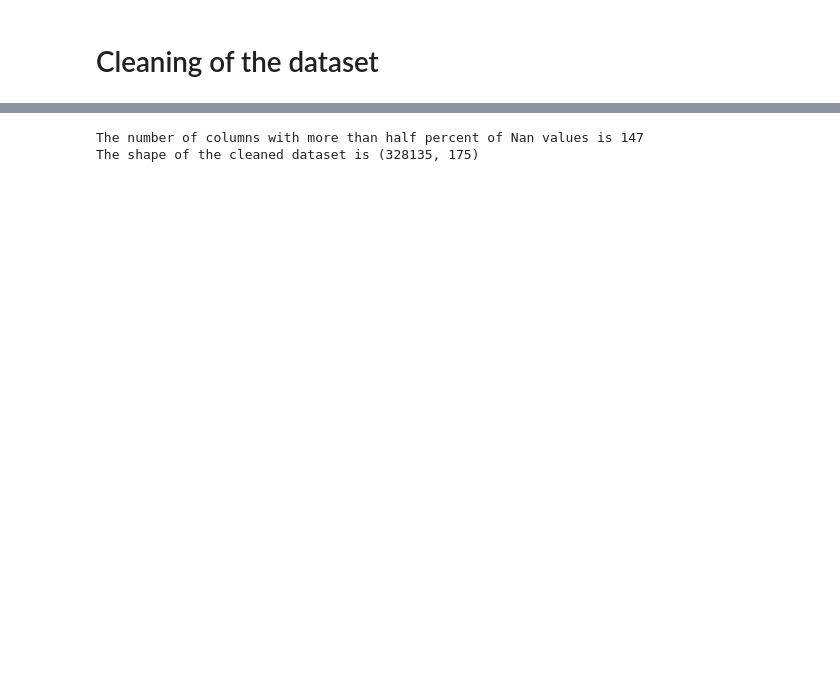
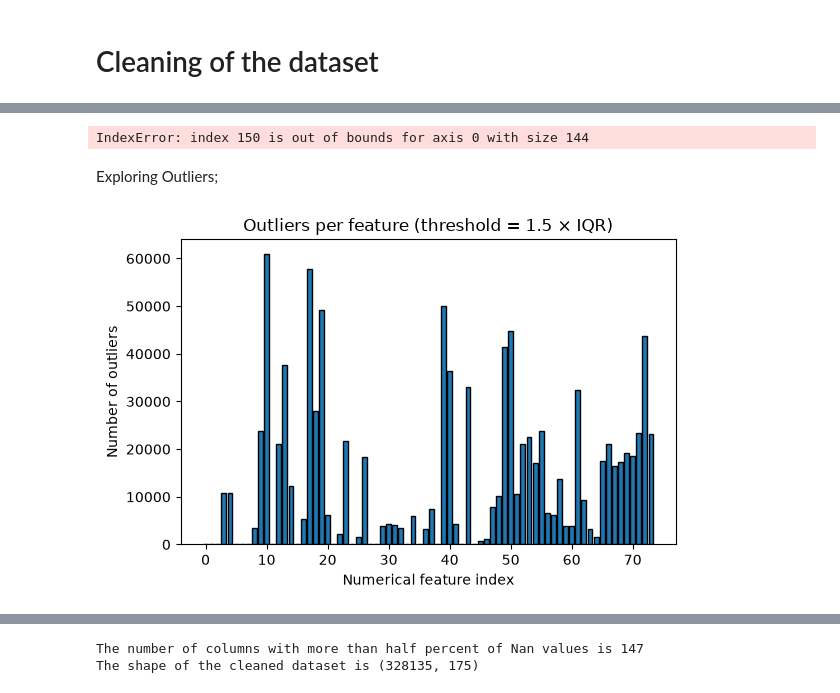
Before and after one commit to bsoleclaur/epfl-ml-project1, a Jupyter notebook: dataanalysis.ipynb, the cells around one changed output, grey strips where cells are left out. Saved outputs shown, nothing was run; the diff lists cells and outputs as text; code cells hidden in the pictures; blank space fills up the shorter version.

```diff
--- a/dataanalysis.ipynb
+++ b/dataanalysis.ipynb
@@ -59,0 +89,9 @@ plt.show()
+# %%
+keep_mask_nan = remove_nan_feat(x_train, threshold=0.3)
+# keep mask of features with less than `threshold` proportion of NaN values
+# %%
+X_clean_nan = x_train[:, keep_mask_nan]
+# %%
+cat_mask, num_mask = detect_categorical_features(X_clean_nan, max_unique=30)
+#cat_mask : np.ndarray of bool Boolean mask of categorical columns.
+#num_mask : np.ndarray of bool  Boolean mask of numerical columns.
@@ -59,0 +122,12 @@ plt.show()
+# %%
+plot_feature_distribution(x_train, cat_mask, j, bins=30)
+# plot of the feature we choose
+# %% [output]
+IndexError: index 150 is out of bounds for axis 0 with size 144
+# %% [markdown]
+Exploring Outliers;
+# %%
+outlier_mask, outlier_counts = detect_outliers(x_train, num_mask, threshold=1.5, plot=True)
+#Detects outliers in numerical features using the IQR method.
+# %% [output]
+[figure, added]
```
Also changed, not shown: parts of 31 cells of this notebook, 3 other files.
